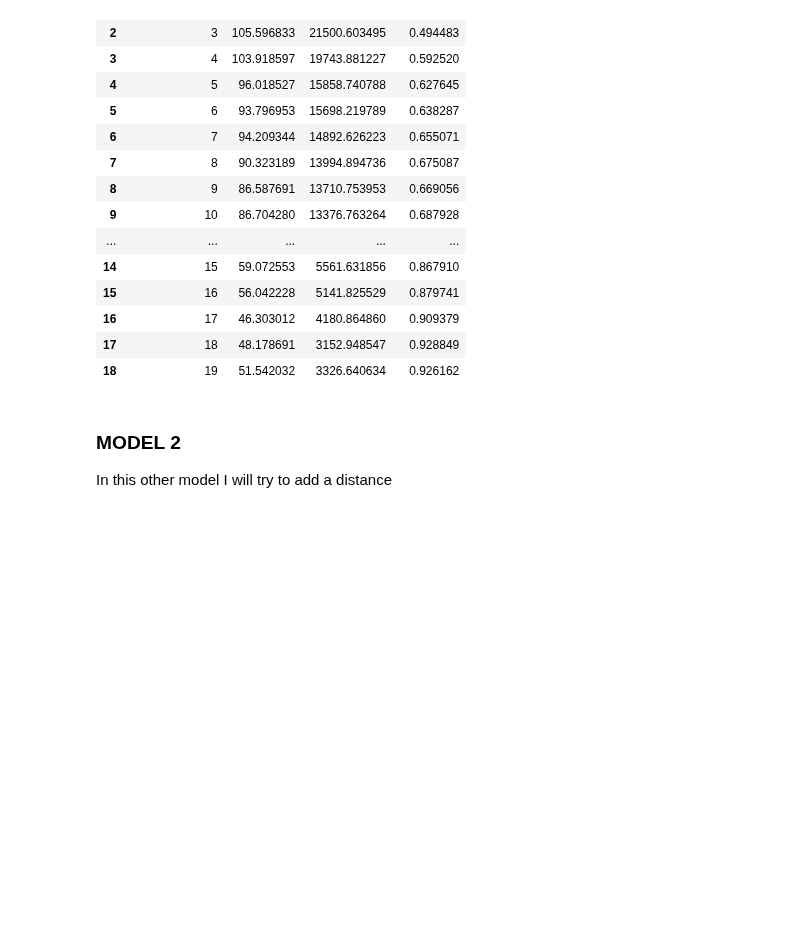
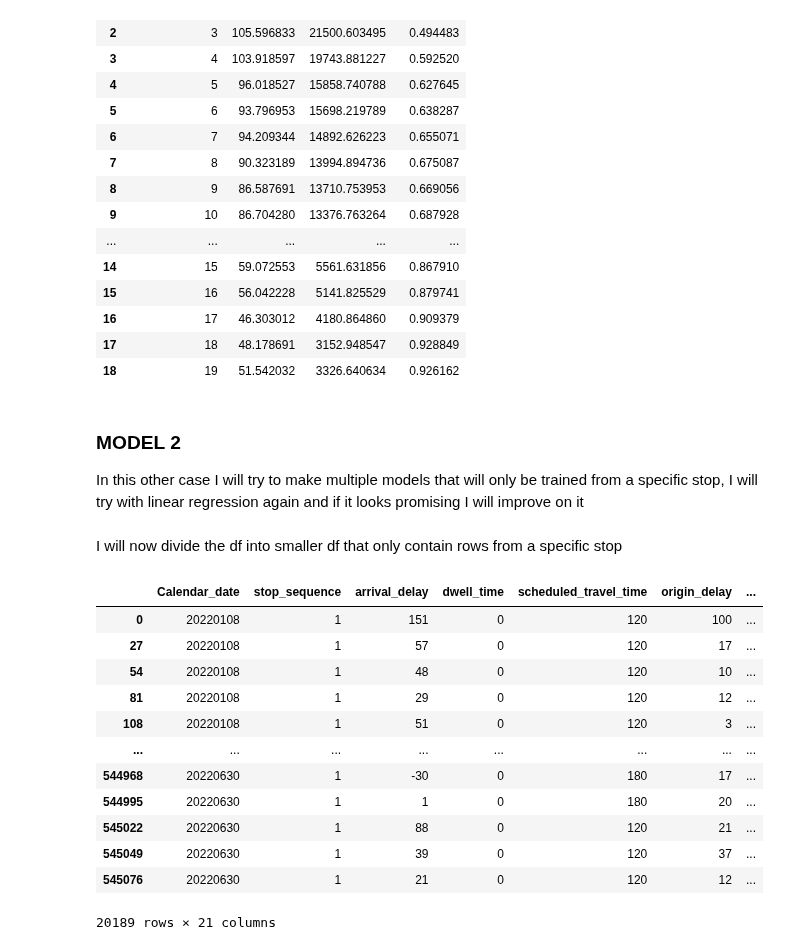
Before and after one commit to Gioalf/AH2179, a Jupyter notebook: project/AIprojectGioAlf.ipynb, the cells around one changed output. Saved outputs shown, nothing was run; the diff lists cells and outputs as text; code cells hidden in the pictures; blank space fills up the shorter version.

```diff
--- a/project/AIprojectGioAlf.ipynb
+++ b/project/AIprojectGioAlf.ipynb
@@ -506,8 +539,30 @@ Evaluation Metrics by Stop Sequence (1 to 19):
 | 16 | 17 | 46.303012 | 4180.864860 | 0.909379 |
 | 17 | 18 | 48.178691 | 3152.948547 | 0.928849 |
 | 18 | 19 | 51.542032 | 3326.640634 | 0.926162 |
-# %% [markdown]
-### MODEL 2
-In this other model I will try to add a distance
+# %% [markdown]
+### **MODEL 2**
+In this other case I will try to make multiple models that will only be trained from a specific stop, I will try with linear regression again and if it looks promising I will improve on it
+# %% [markdown]
+I will now divide the df into smaller df that only contain rows from a specific stop
 # %%
 dfA_model2=dfA_clean.copy()
+# %%
+for i in range(1, 21):
+  dfA_model2_i=dfA_model2[dfA_model2['stop_sequence']==i]
+
+  # I will now divide
+  dfA_model2_i=dfA_model2_i.drop(['stop_sequence'], axis=1)
+# %% [output]
+|  | Calendar_date | stop_sequence | arrival_delay | dwell_time | scheduled_travel_time | origin_delay | ... |
+| 0 | 20220108 | 1 | 151 | 0 | 120 | 100 | ... |
+| 27 | 20220108 | 1 | 57 | 0 | 120 | 17 | ... |
+| 54 | 20220108 | 1 | 48 | 0 | 120 | 10 | ... |
+| 81 | 20220108 | 1 | 29 | 0 | 120 | 12 | ... |
+| 108 | 20220108 | 1 | 51 | 0 | 120 | 3 | ... |
+| ... | ... | ... | ... | ... | ... | ... | ... |
+| 544968 | 20220630 | 1 | -30 | 0 | 180 | 17 | ... |
+| 544995 | 20220630 | 1 | 1 | 0 | 180 | 20 | ... |
+| 545022 | 20220630 | 1 | 88 | 0 | 120 | 21 | ... |
+| 545049 | 20220630 | 1 | 39 | 0 | 120 | 37 | ... |
+| 545076 | 20220630 | 1 | 21 | 0 | 120 | 12 | ... |
+20189 rows × 21 columns
```
Also changed, not shown: parts of 8 cells of this notebook.
